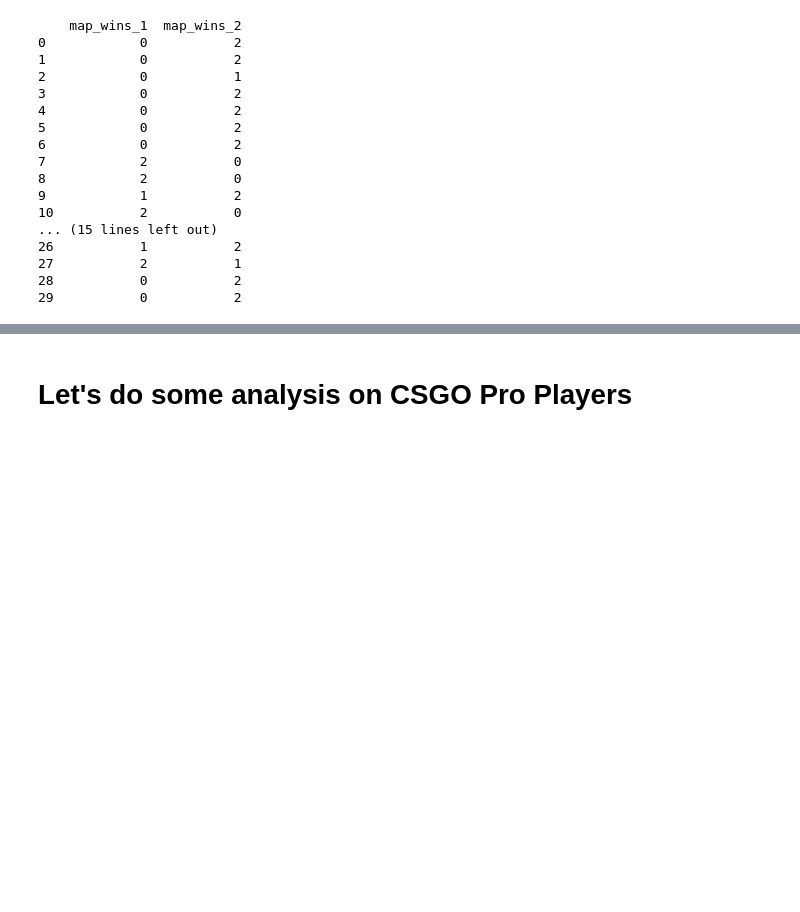
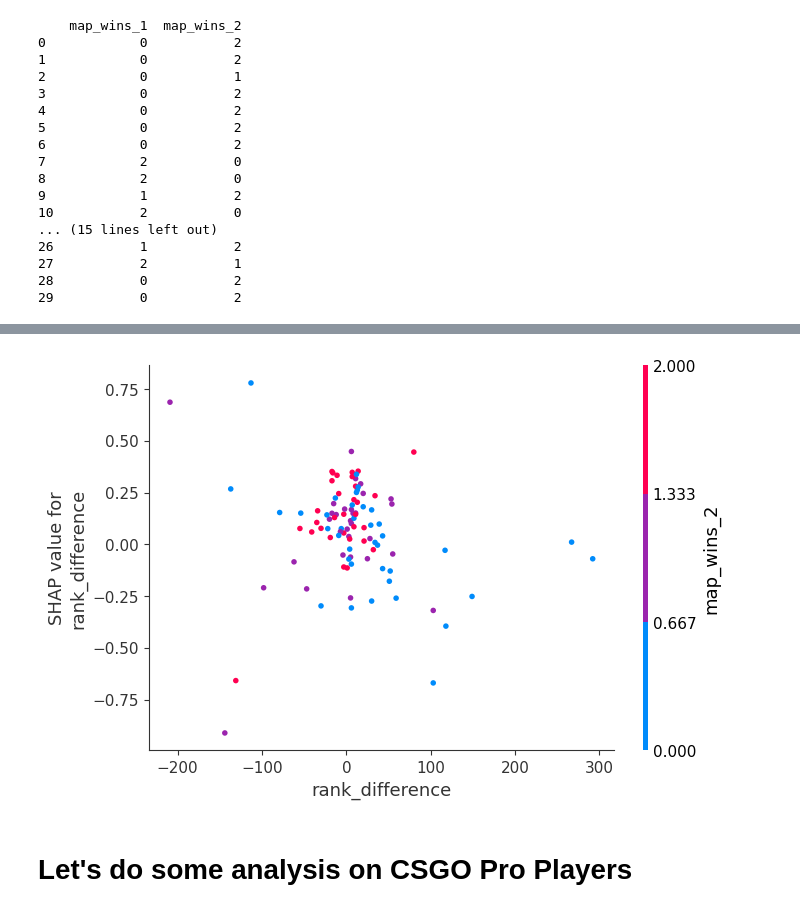
Before and after one commit to bron322/CSGOProPlayersAnalysis, a Jupyter notebook: CSGOProPlayerAnalysis.ipynb, the cells around one changed output, grey strips where cells are left out. Drawn from its saved outputs; the diff is of its cells as text; code cells hidden in the pictures; blank space fills up the shorter version.

```diff
--- a/CSGOProPlayerAnalysis.ipynb
+++ b/CSGOProPlayerAnalysis.ipynb
@@ -465,3 +632,7 @@ print(results_df[['map_wins_1', 'map_wins_2']].head(30))
+# %%
+shap.dependence_plot('rank_difference', shap_values, X_test.iloc[:100], show=False)
+# %% [output]
+[figure, added]
 # %% [markdown]
 # Let's do some analysis on CSGO Pro Players
 # %%
```
Also changed, not shown: parts of 10 cells of this notebook.
